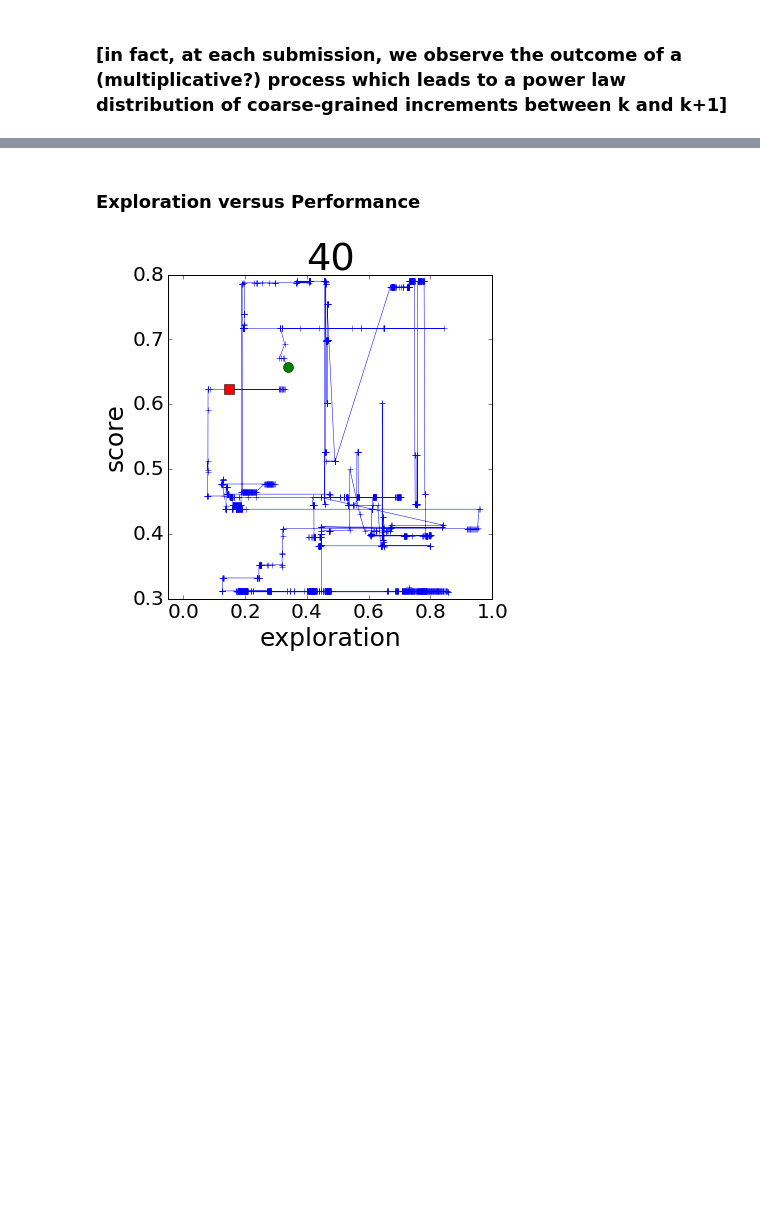
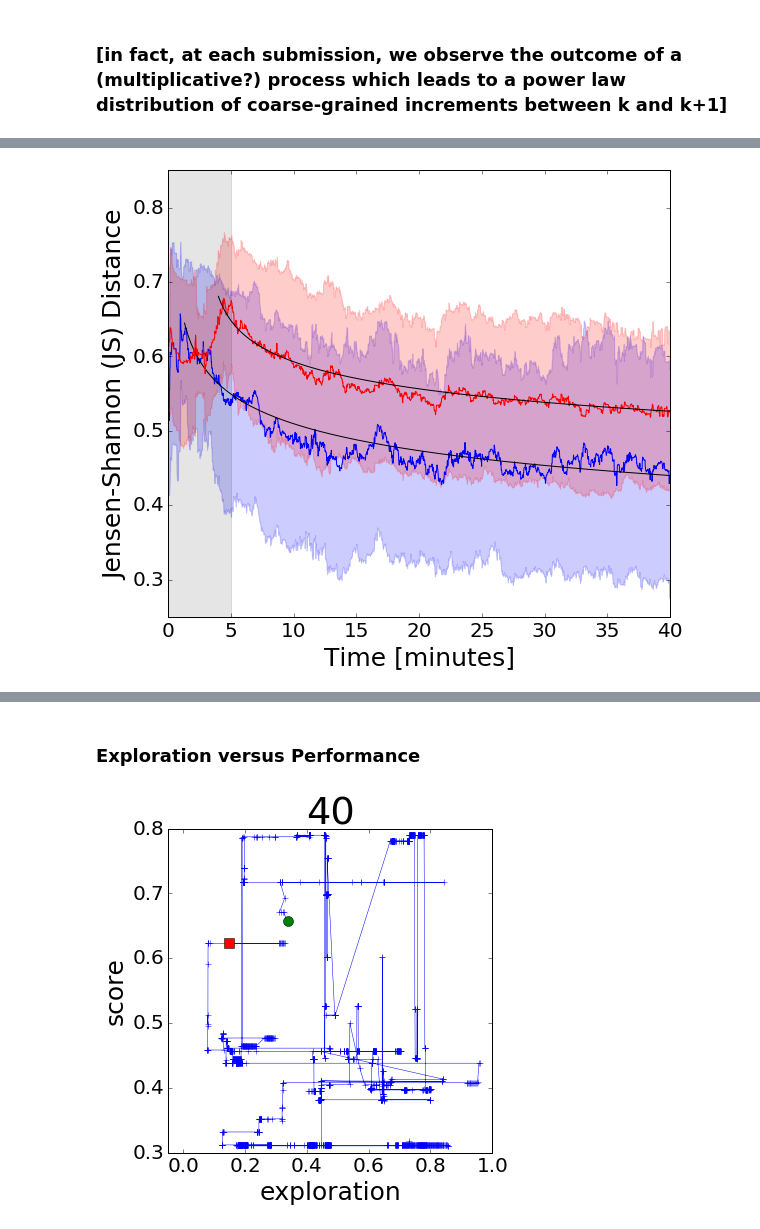
Before and after one commit to wazaahhh/bayesLearn, a Jupyter notebook: scripts/bayesLearn.ipynb, the cells around one changed output, grey strips where cells are left out. Drawn from its saved outputs; the diff is of its cells as text; code cells hidden in the pictures; blank space fills up the shorter version.

Commit message:
added figures decay and density function of jumps

```diff
--- a/scripts/bayesLearn.ipynb
+++ b/scripts/bayesLearn.ipynb
@@ -86,8 +91,6 @@ params = {'backend': 'ps',
           'text.usetex': False,
           'figure.figsize': fig_size}
 pl.rcParams.update(params)
-# %%
-dir = "/Users/maithoma/github/bayesLearn/scripts/"
 # %%
 simplName = "simpleConvergenceMeans"
 complName = "complexConvergenceMeans"
@@ -119,0 +123,76 @@ simpleArray = np.array(dfSimpleLearning)
+# %%
+simple_distances = loadDistances(treatment="simple",remove_duplicates=False)
+complex_distances = loadDistances(treatment="complex",remove_duplicates=False)
+
+pl.figure(1,(9,8))
+color = ["blue","red"]
+tc = [0.3,3]
+for k,kx  in enumerate([simple_distances,complex_distances][:]):
+    #array = np.array(dfSimpleLearning)
+
+    array = np.array(kx)
+    X = []
+    Y = []
+    mean = []
+    median = []
+    std = []
+    points = []
+    percDown = []
+    percUp = []
+
+    for i,ix in enumerate(array):
+        cond = np.logical_not(np.isnan(ix))
+
+        if not len(ix[cond]):
+            continue
+
+        y = ix[cond]
+        x = np.zeros_like(y)+i
+        X = np.append(X,x)
+        Y = np.append(Y,y)
+        median = np.append(median,np.median(ix[cond]))
+        mean  = np.append(mean,np.mean(ix[cond]))
+        std = np.append(std,np.std(ix[cond]))
+        points = np.append(points,float(len(ix[cond])))
+        percDown = np.append(percDown,np.percentile(ix[cond],1))
+        percUp = np.append(percUp,np.percentile(ix[cond],99))
+
+    #print y
+    #pl.figure(3)
+    #B = binning(X,Y,500)
+    #pl.plot(B['bins'],B['mean'],'.',color=color[k])
+
+    print "max: ",np.max(mean),np.argmax(mean)/60.
+
+    pl.figure(1)
+    t = np.arange(1,len(mean)+1)/60.
+    pl.plot(t,mean,color=color[k])
+    pl.fill_between(t,mean-std,mean+std,color=color[k],alpha = 0.2)
+    #pl.plot(t,percDown,'-.',color=color[k])
+    #pl.plot(t,percUp,'-.',color=color[k])
+
+    xShade = np.arange(0,6)
+    pl.fill_between(xShade,np.zeros_like(xShade),np.zeros_like(xShade)+1,color="k",alpha=0.05)
+
+
+
+    for j,jx in enumerate([mean,percDown,mean-std,mean+std][:1]):
+        t = t - tc[k] + 1
+        y = jx
+        cond = (t > 1)*(y > 0)
+        lt = np.log10(t[cond])
+        ly = np.log10(y[cond])
+
+        fit = S.linregress(lt,ly)
+        print k,fit
+
+        pl.plot(10**lt+tc[k],10**(lt*fit[0]+fit[1]),'k-')
+
+
+pl.figure(1)
+pl.xlabel("Time [minutes]")
+pl.ylabel("Jensen-Shannon (JS) Distance")
+pl.xlim(0,40)
+pl.ylim(0.25,0.85)
+pl.savefig(dir + "Figures/decay_simple_complex.eps")
+# %% [output]
@@ -119,0 +203 @@ simpleArray = np.array(dfSimpleLearning)
+[figure, added]
```
Also changed, not shown: parts of 24 cells of this notebook, 15 other files.
